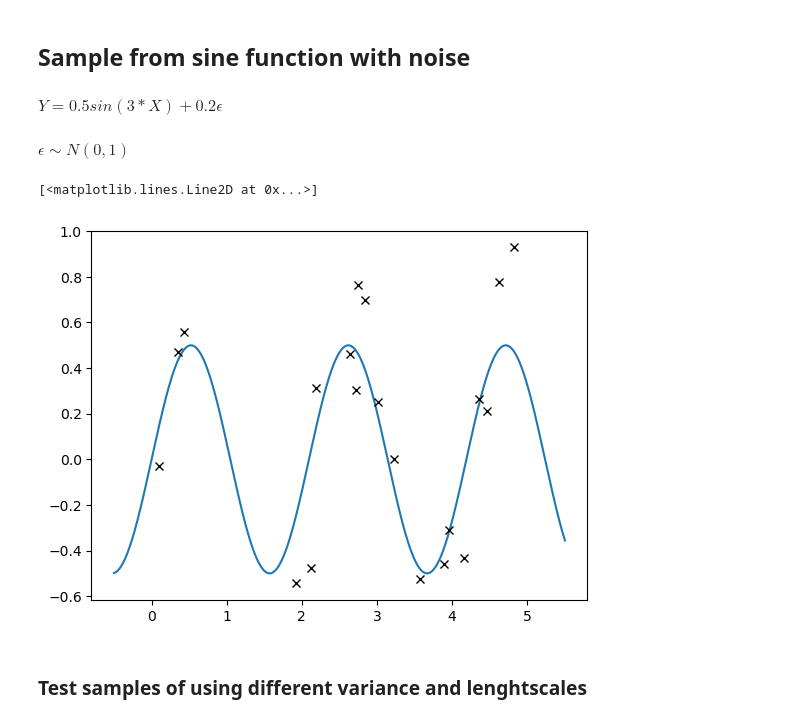
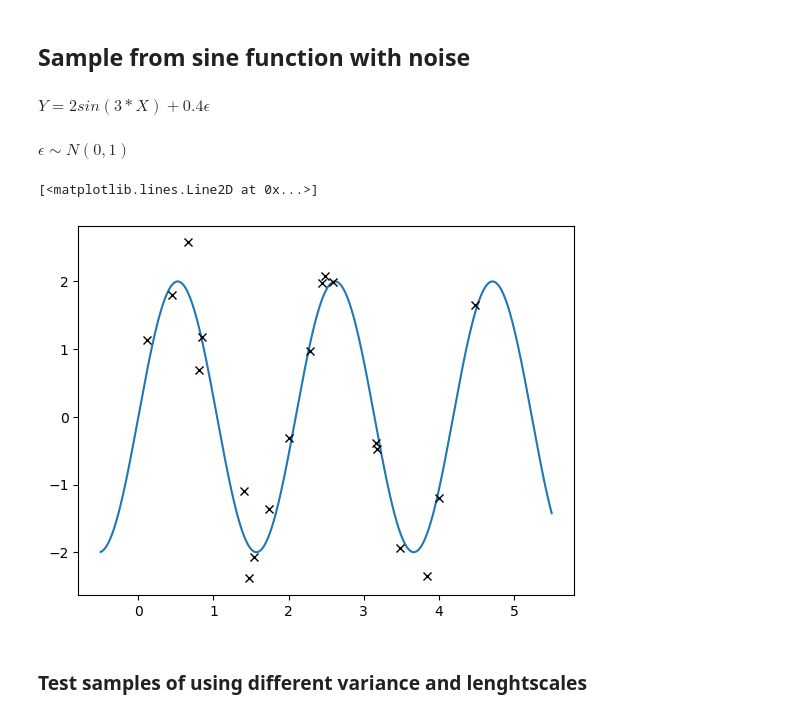
Before and after one commit to luisdiaz1997/SpatialFactorization, a Jupyter notebook: notebooks/Gaussian Processes/GP_test.ipynb, the cells around one changed output. Drawn from its saved outputs; the diff is of its cells as text; code cells hidden in the pictures.

```diff
--- a/notebooks/Gaussian Processes/GP_test.ipynb
+++ b/notebooks/Gaussian Processes/GP_test.ipynb
@@ -18,26 +19,25 @@ kernels = [RBF, Matern, Periodic]
 # %% [markdown]
 ## Sample from sine function with noise
 # %% [markdown]
-$Y = 0.5sin(3*X) + 0.2\epsilon $
+$Y = 2sin(3*X) + 0.4\epsilon $
 # %% [markdown]
 $\epsilon \sim N(0, 1)$
 # %%
-np.random.seed(0)
+torch.manual_seed(0)
+
 N = 20
-X = 5*np.random.rand(N)
-y = 0.5 *np.sin(3 * X) + 0.2*np.random.randn(N)
+X = 5*torch.rand((N,))
+y = 2 *torch.sin(3 * X) + 0.4*torch.randn((N,))
 
 Nsamples = 1000
-Xtest = np.linspace(-0.5, 5.5, Nsamples)
+Xtest = torch.linspace(-0.5, 5.5, Nsamples, dtype=torch.float)
 
 
-
-
-plt.plot(Xtest, 0.5*np.sin(3*Xtest))
+plt.plot(Xtest, 2*torch.sin(3*Xtest))
 plt.plot(X, y, "kx")
 # %% [output]
 [<matplotlib.lines.Line2D at 0x...>]
-[figure, old version]
+[figure, new version]
 # %% [markdown]
 ### Test samples of using different variance and lenghtscales
 # %%
```
Also changed, not shown: parts of 11 cells of this notebook, 3 other files.
